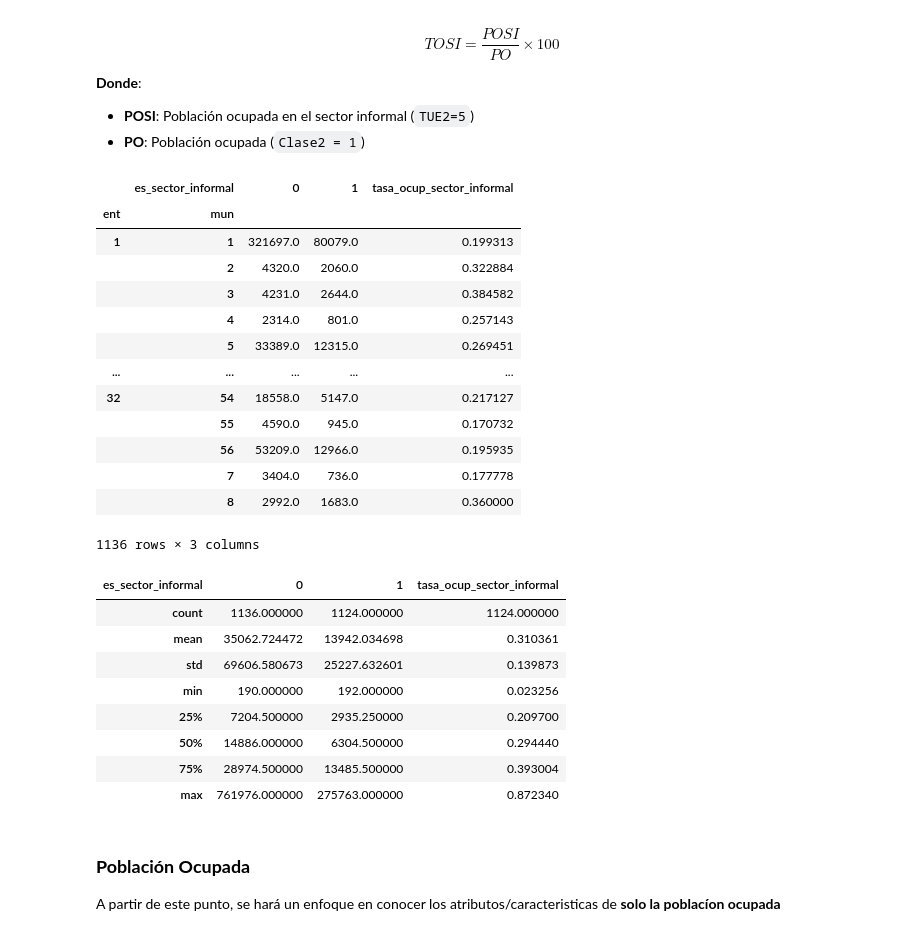
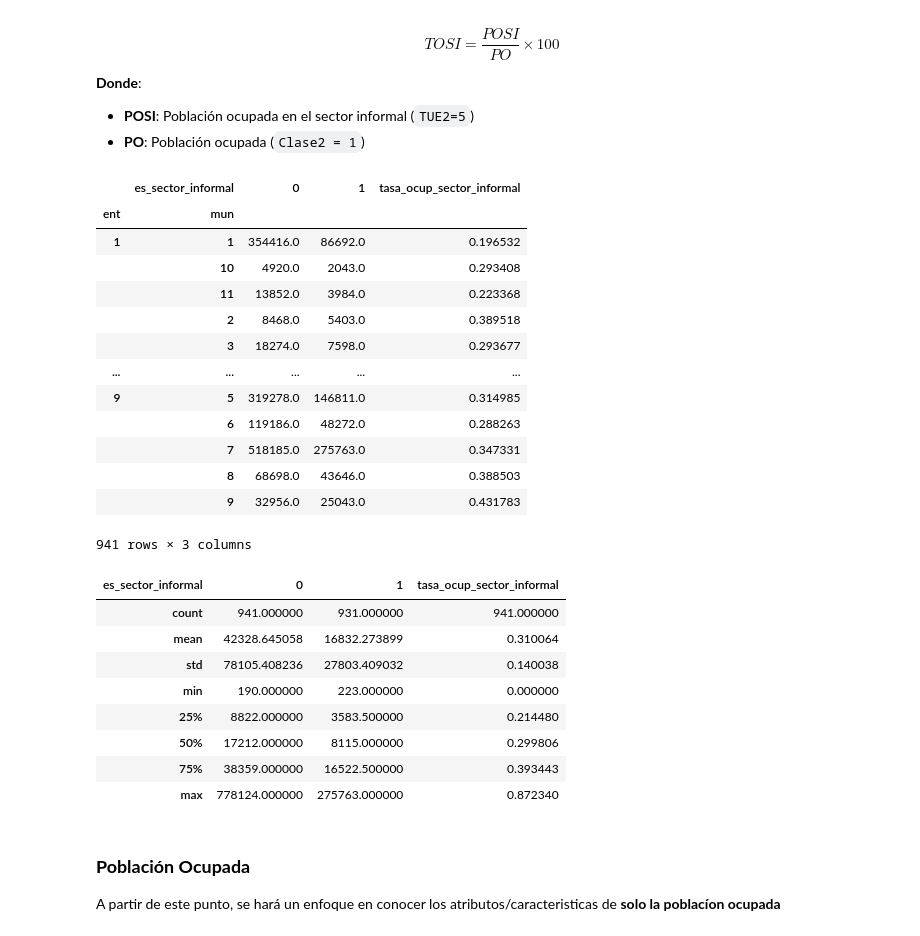
Before and after one commit to system-rowb/Data-Portfolio, a Jupyter notebook: Visualization/GEO_Informalidad_Mexico/GEO_Informalidad_Mexico.ipynb, the cells around one changed output. Drawn from its saved outputs; the diff is of its cells as text; code cells hidden in the pictures.

Commit message:
Procesamiento de métricas y creación de función que automatiza el proceso, evaluado con primer trimestre

```diff
--- a/Visualization/GEO_Informalidad_Mexico/GEO_Informalidad_Mexico.ipynb
+++ b/Visualization/GEO_Informalidad_Mexico/GEO_Informalidad_Mexico.ipynb
@@ -364,7 +591,7 @@ sdemts.head()
 # %%
-# Importa el trimestre 1 para recon
+# Importa el trimestre 1 para reconocimiento
 df = pd.read_csv('data/enoe_n_2022/ENOEN_SDEMT122.csv', encoding = 'latin_1',
-                 dtype = {'r_def':'str', 'c_res':'str', 'eda':'str', 'sex':'str'}) # Reemplaza el tipo de dato de variables que seran importantes para filtrar
+                 dtype = {'ent': 'str', 'mun': 'str', 'r_def': 'str', 'c_res': 'str', 'eda': 'str', 'sex': 'str'}) # Reemplaza el tipo de dato de variables que seran importantes para filtrar
 
 # Reemplaza valores nulos ' ' en la base de datos con np.NaN
 df.replace({' ':np.nan}, inplace = True)
@@ -520,51 +715,55 @@ $$ TOSI = \frac{POSI}{PO} \times 100$$
 # %%
 # Crea una columna que identifique si es del sector informal
 df['es_sector_informal'] = np.where(df['tue2'] == 5, 1, 0)
 
 # Clasificación de la población ocupada y desocupada; disponible y no disponible]
 # 2. Población desocupada
 df['es_poblacion_ocupada'] = np.where(df['clase2'] == 1, 1, 0)
 
 # Calcula la tasa TOSI, 28.3% a nivel nacional
 tosi = df.query("clase2 == 1").pivot_table(
     index = LOC_INDEX,
     columns = 'es_sector_informal',
     values = 'fac_tri',
     aggfunc = 'sum'
 )
 
 # Calcula la tasa de ocupacion en el sector informal
 tosi['tasa_ocup_sector_informal'] = tosi[1] / tosi.sum(axis = 1)
 
+# Debido a que en algunos registros, parece que no hay trajadores en el sector
+# informal, llena los Nans producto del calculo anterior con 0
+tosi['tasa_ocup_sector_informal'].fillna(0, inplace = True)
+
 tosi
 # %% [output]
 |  | es_sector_informal | 0 | 1 | tasa_ocup_sector_informal |
 | ent | mun |  |  |  |
-| 1 | 1 | 321697.0 | 80079.0 | 0.199313 |
-|  | 2 | 4320.0 | 2060.0 | 0.322884 |
-|  | 3 | 4231.0 | 2644.0 | 0.384582 |
-|  | 4 | 2314.0 | 801.0 | 0.257143 |
-|  | 5 | 33389.0 | 12315.0 | 0.269451 |
+| 1 | 1 | 354416.0 | 86692.0 | 0.196532 |
+|  | 10 | 4920.0 | 2043.0 | 0.293408 |
+|  | 11 | 13852.0 | 3984.0 | 0.223368 |
+|  | 2 | 8468.0 | 5403.0 | 0.389518 |
+|  | 3 | 18274.0 | 7598.0 | 0.293677 |
 | ... | ... | ... | ... | ... |
-| 32 | 54 | 18558.0 | 5147.0 | 0.217127 |
-|  | 55 | 4590.0 | 945.0 | 0.170732 |
-|  | 56 | 53209.0 | 12966.0 | 0.195935 |
-|  | 7 | 3404.0 | 736.0 | 0.177778 |
-|  | 8 | 2992.0 | 1683.0 | 0.360000 |
+| 9 | 5 | 319278.0 | 146811.0 | 0.314985 |
+|  | 6 | 119186.0 | 48272.0 | 0.288263 |
+|  | 7 | 518185.0 | 275763.0 | 0.347331 |
+|  | 8 | 68698.0 | 43646.0 | 0.388503 |
+|  | 9 | 32956.0 | 25043.0 | 0.431783 |
-1136 rows × 3 columns
+941 rows × 3 columns
 # %%
 # Muestra la estadistica descriptiva
 tosi.describe()
 # %% [output]
 | es_sector_informal | 0 | 1 | tasa_ocup_sector_informal |
-| count | 1136.000000 | 1124.000000 | 1124.000000 |
-| mean | 35062.724472 | 13942.034698 | 0.310361 |
-| std | 69606.580673 | 25227.632601 | 0.139873 |
-| min | 190.000000 | 192.000000 | 0.023256 |
-| 25% | 7204.500000 | 2935.250000 | 0.209700 |
-| 50% | 14886.000000 | 6304.500000 | 0.294440 |
-| 75% | 28974.500000 | 13485.500000 | 0.393004 |
-| max | 761976.000000 | 275763.000000 | 0.872340 |
+| count | 941.000000 | 931.000000 | 941.000000 |
+| mean | 42328.645058 | 16832.273899 | 0.310064 |
+| std | 78105.408236 | 27803.409032 | 0.140038 |
+| min | 190.000000 | 223.000000 | 0.000000 |
+| 25% | 8822.000000 | 3583.500000 | 0.214480 |
+| 50% | 17212.000000 | 8115.000000 | 0.299806 |
+| 75% | 38359.000000 | 16522.500000 | 0.393443 |
+| max | 778124.000000 | 275763.000000 | 0.872340 |
 # %% [markdown]
 ### **Población Ocupada**
 
```
Also changed, not shown: parts of 36 cells of this notebook.
